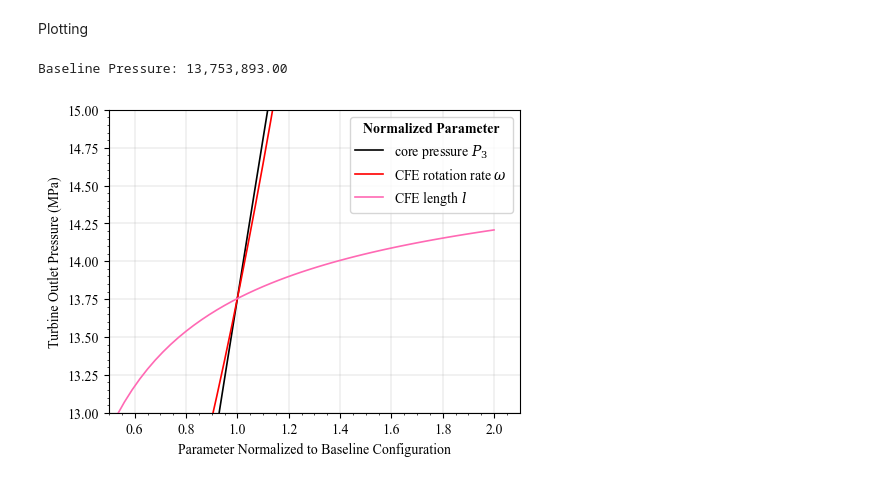
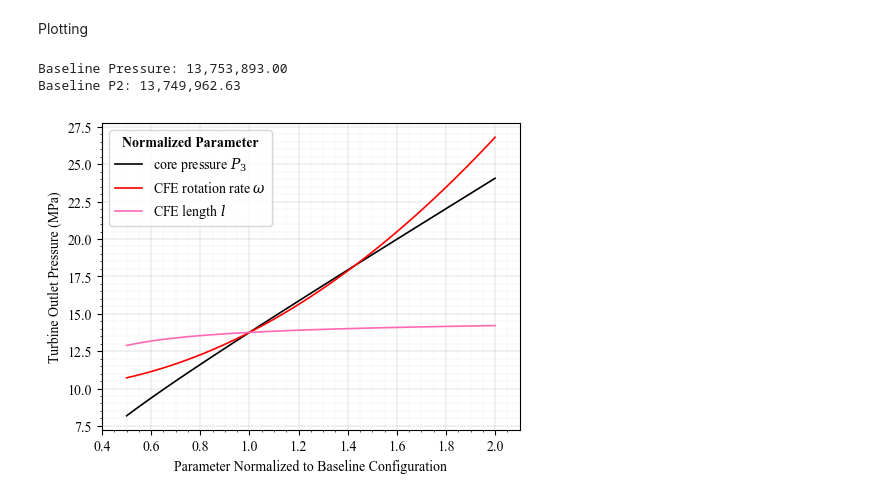
Before and after one commit to daa97/CFE, a Jupyter notebook: PM_PressureDrop.ipynb, the cells around one changed output. Cells and saved outputs as stored; diff of their text form; code cells hidden in the pictures.

```diff
--- a/PM_PressureDrop.ipynb
+++ b/PM_PressureDrop.ipynb
@@ -33,19 +48,4 @@ def uranium_mass(density, radius, L):
 # %%
-from fluids import H2
-import numpy as np
-import matplotlib.pyplot as plt
-import matplotlib as mpl
-mpl.rc('font', family='Times New Roman',size="10")
-mpl.rc('figure', figsize=(4.8,3.6))
-mpl.rc('savefig', dpi=800)
-mpl.rc('lines', linewidth=1.2)
-mpl.rc('axes', grid=True)
-mpl.rc('grid', linewidth=0.25)
-mpl.rc('mathtext', fontset="dejavuserif")
-mpl.rc('xtick.minor', visible=True, size=1.5, width=0.5)
-mpl.rc('ytick.minor', visible=True, size=1.5, width=0.5)
-plt.rcParams['figure.constrained_layout.use'] =  True
-
 base = {"P_core":10e6,
         "T_channel":450,
         "r1":30e-3,
@@ -96,41 +96,3 @@ Pvals = dict()
 mvals = dict()
 xvals = dict()
 base_core = H2(P=base["P_core"], T=base["T_core"])      # speed code up by not calculating on every single loop
-
-for key in vary:                    # iterate through properties we want to vary
-    props = base.copy()             # reset all properties to base values
-    lim = vary[key]                 # relative property value limits
-    n_pts = 50                      # number of x-value points to plot to form a smooth curve
-    xvals[key] = np.arange(lim[0], lim[1]+1e-5, np.diff(lim)/n_pts)
-    Pvals[key] = []
-    mvals[key] = []
-    for j in range(len(xvals[key])):
-        props[key] = xvals[key][j] * base[key]              # adjust single parameter
-        L_total = props["L_CFE"] + 0.1          # compute total length
-        if key=="P_core" or key=="T_core":      # check if core state needs adjustment
-            core = H2(P=props["P_core"], T=props["T_core"])
-        else:
-            core = base_core
-        omega = props["N"] * np.pi/30           # compute omega
-        r6 = props["r5"] + props["d56"]         # compute r6
-        d = np.load(f"Better/d_{key}_{j+1}.npy")
-        r = np.load(f"Better/r_{key}_{j+1}.npy")
-        P1, P2 = turb_outlet_pressure(props["P_core"], d, r, props["mdot"], omega, props["r1"], props["r2"], props["r3"], props["L_CFE"], 1494)
-        m = uranium_mass(d, r, props["L_CFE"])
-        Pvals[key].append(P1)
-        mvals[key].append(m)
-
-d = np.load(f"Better/d_baseline.npy")
-r = np.load(f"Better/r_baseline.npy")
-omega = base["N"] * np.pi/30
-P1, P2 = turb_outlet_pressure(base["P_core"], d, r, base["mdot"], omega, base["r1"], base["r2"], base["r3"], base["L_CFE"], 1494)
-
-m = uranium_mass(d, r, base["L_CFE"])
-Pvals["baseline"] = P1
-mvals["baseline"] = m
-print(f"Baseline Pressure: {P1:,.2f}")
-#np.savez("P1_params.npz", **xvals)
-#np.savez("P1.npz", **Pvals)
-#np.savez("uranium_mass.npz", **mvals)
-# %% [output]
-Baseline Pressure: 13,753,893.00
@@ -137,17 +122,35 @@ Baseline Pressure: 13,753,893.00
+# %%
+d = np.load(f"Better/d_baseline.npy")
+r = np.load(f"Better/r_baseline.npy")
+omega = base["N"] * np.pi/30
+P1, P2 = turb_outlet_pressure(base["P_core"], d, r, base["mdot"], omega, base["r1"], base["r2"], base["r3"], base["L_CFE"], 1494)
+
+m = uranium_mass(d, r, base["L_CFE"])
+Pvals["baseline"] = P1
+mvals["baseline"] = m
+print(f"Baseline Pressure: {P1:,.2f}")
+print(f"Baseline P2: {P2:,.2f}")
+np.savez("P1_params.npz", **xvals)
+np.savez("P1.npz", **Pvals)
+np.savez("uranium_mass.npz", **mvals)
+# %% [output]
+Baseline Pressure: 13,753,893.00
+Baseline P2: 13,749,962.63
 # %%
 for key in xvals:       # plot each line
     plt.plot(xvals[key], [y/1e6 for y in Pvals[key]], label=labels[key], color=cols[key])
 
 plt.legend(title="Normalized Parameter", title_fontproperties={"family": "Times New Roman:bold"})
+plt.grid(which="minor", axis="both", linewidth=0.2, alpha=0.33)
 plt.xlabel("Parameter Normalized to Baseline Configuration")
 plt.ylabel("Turbine Outlet Pressure (MPa)")
-plt.xlim(0.5,2.1)
-plt.ylim(13,15)
+plt.xlim(0.4,2.1)
+
 
 # ******************************************
 # TODO: update figure name
 # ******************************************
 #plt.savefig("turbine_pressure.svg")
 plt.show()
 # %% [output]
-[figure, old version]
+[figure, new version]
```
Also changed, not shown: parts of 2 cells of this notebook, 23 other files.
